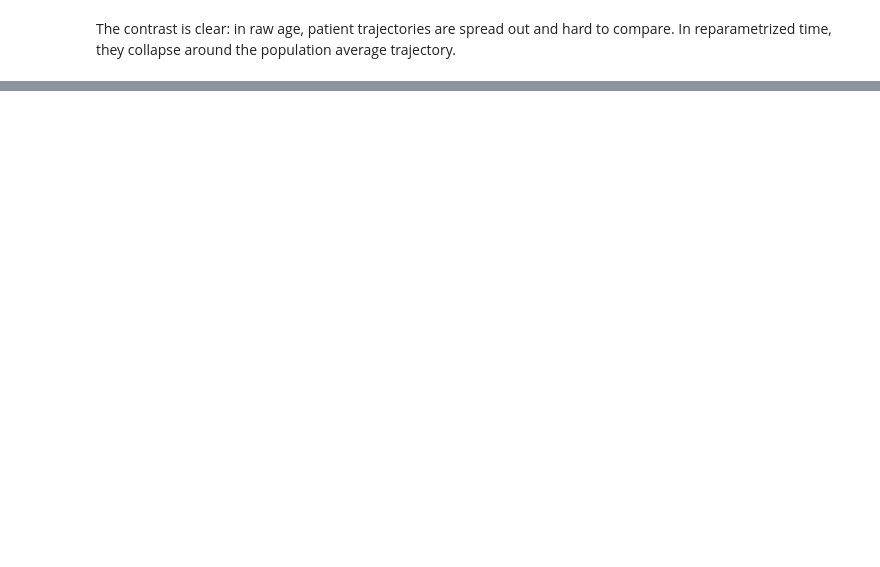
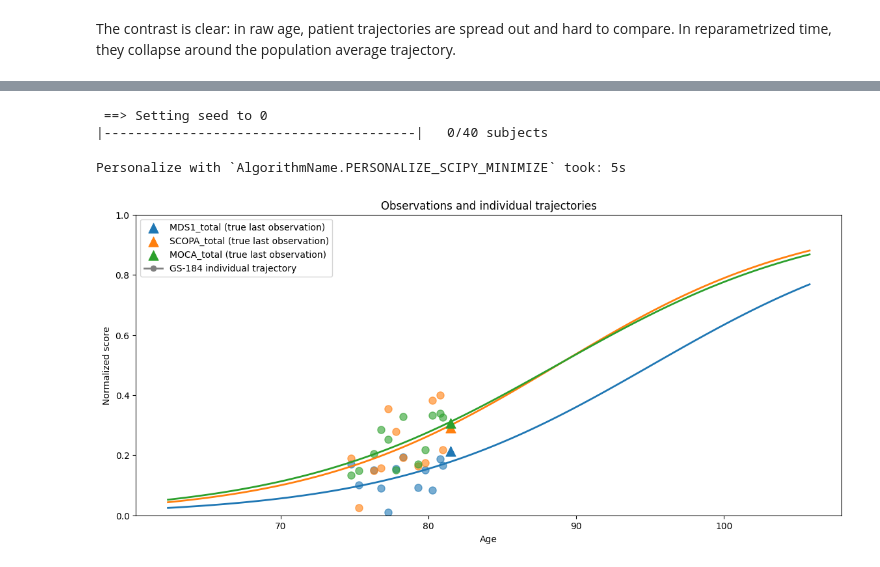
Before and after one commit to aramis-lab/leaspy_tutorial, a Jupyter notebook: notebooks/fit.ipynb, the cells around one changed output, grey strips where cells are left out. Saved outputs shown, nothing was run; the diff lists cells and outputs as text; code cells hidden in the pictures; blank space fills up the shorter version.

```diff
--- a/notebooks/fit.ipynb
+++ b/notebooks/fit.ipynb
@@ -339,0 +475,37 @@ The contrast is clear: in raw age, patient trajectories are spread out and hard
+# %%
+df_test_partial = df_test.groupby("ID").apply(lambda x: x.iloc[:-1]).droplevel(0) # create the partial test set (without last visit)
+data_test_partial = Data.from_dataframe(df_test_partial)
+
+df_test_last = df_test.groupby("ID").tail(1) # create the test set with only the last visit (for evaluation metrics)
+# %%
+# Compute the individual parameters for the test set without last visit with the 100k-iteration model
+tp.solution(6)
+# %% [output]
+ ==> Setting seed to 0
+|----------------------------------------|   0/40 subjects
+Personalize with `AlgorithmName.PERSONALIZE_SCIPY_MINIMIZE` took: 5s
+# %%
+# Plot individual trajectory for GS-184, with last observation marked
+fig, ax = plt.subplots(figsize=(14, 6))
+ax = Plotting(model_100k).patient_trajectories(
+    data_test_partial, ip_test,
+    patients_idx=["GS-184"],
+    alpha=1, linestyle="-", linewidth=2, markersize=8, obs_alpha=0.6,
+    figsize=(13, 5), factor_past=2, factor_future=4, ax=ax
+)
+for feature in ["MDS1_total", "SCOPA_total", "MOCA_total"]:
+    ax.scatter(
+        df_test_last.loc["GS-184"].index.get_level_values("TIME")[0],
+        df_test_last.loc["GS-184"][feature].values[0],
+        marker="^",
+        zorder=10,
+        s = 120,
+        linewidth=0.7,
+        label=f"{feature} (true last observation)",
+    )
+
+ax.plot([], [], color="gray", linewidth=2, linestyle="-", marker="o", label="GS-184 individual trajectory")
+ax.legend()
+plt.show()
+# %% [output]
+[figure, added]
```
Also changed, not shown: parts of 34 cells of this notebook, 1 other file.
